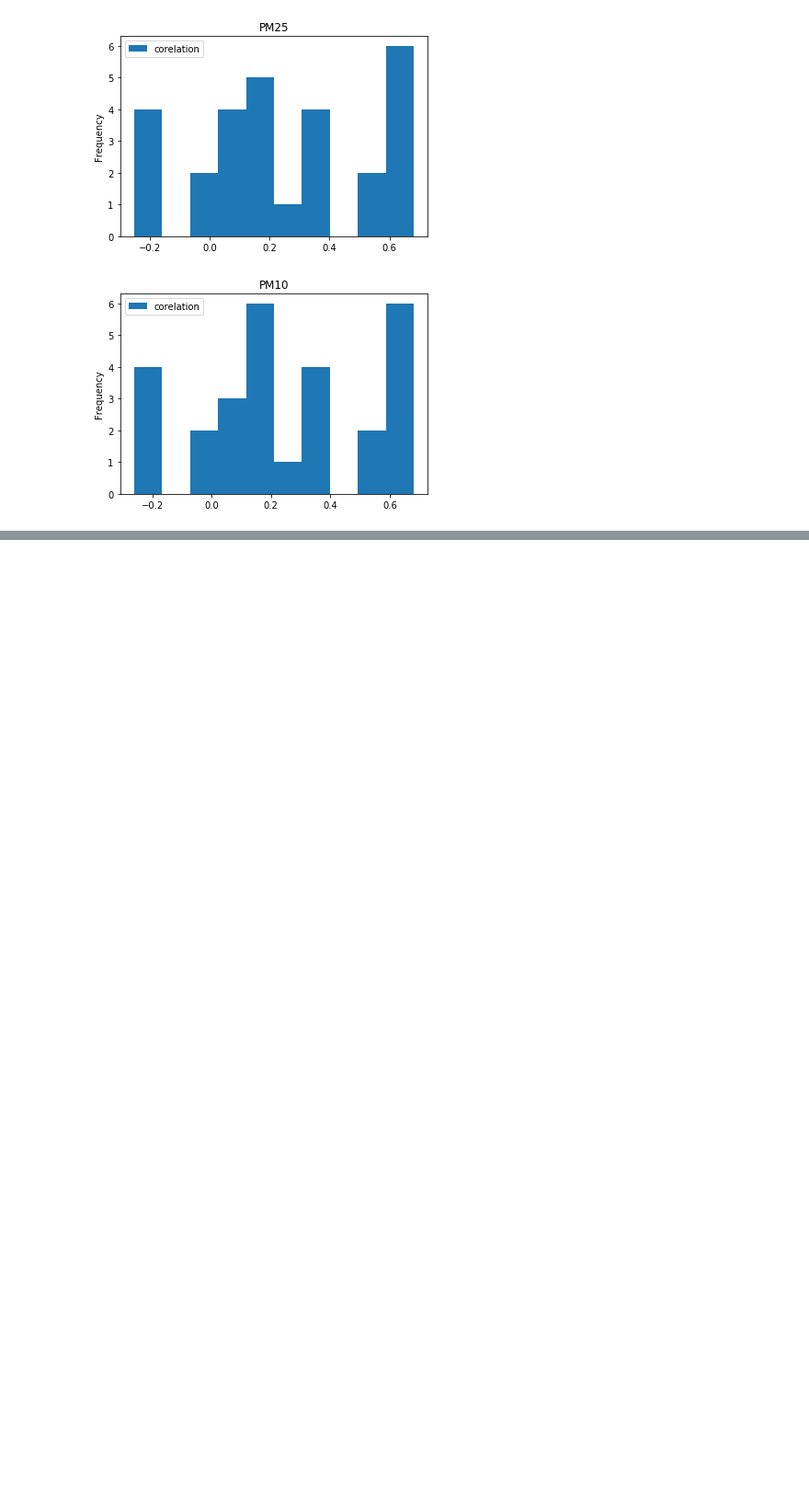
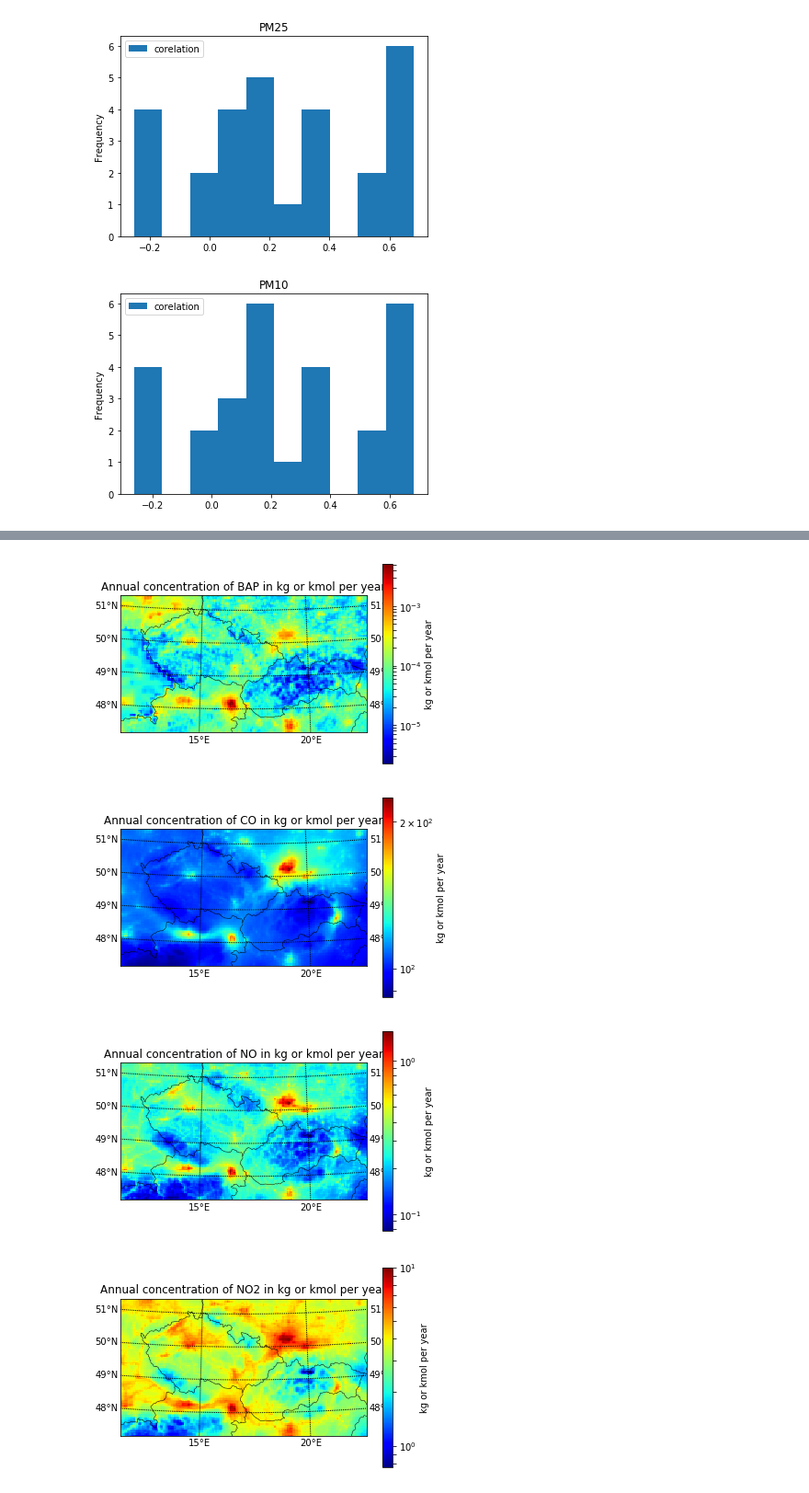
Before and after one commit to assaC/Domace_ulohySHMU, a Jupyter notebook: DU korelácia.ipynb, the cells around one changed output, grey strips where cells are left out. Shown at 92% size. Drawn from its saved outputs; the diff is of its cells as text; code cells hidden in the pictures; blank space fills up the shorter version.

```diff
--- a/DU korelácia.ipynb
+++ b/DU korelácia.ipynb
@@ -75,0 +99,25 @@ for i,e1 in enumerate(dic_annual_concentration.keys()):
+# %%
+dic_annual_conc_SMOKE={}
+for i in dic_coef.keys():
+    if i == 'PM25' or i == 'PM10':
+       i_netcdf='PM'
+    else:
+        i_netcdf=i
+
+    model1=netCDF4.Dataset("C:/Users/Assa/Documents/Assa/SHMU/skolenie_python/SHMU/LIFEIP/Joh_Small_{0}_2015".format(i_netcdf))
+    dic_annual_conc_SMOKE[i]=np.average(np.array(model1.variables[i])[:,0,:,:],axis=0)
+    mapb1=Basemap(projection='lcc',lat_1=46.24470138549805,lat_2=46.24470138549805,lat_0=49.375,lon_0=17.0,width=833780,height=466351,resolution='i')
+    mapb1.drawcountries()
+    mapb1.drawmeridians(meridians,labels=[False,True,False, True, False])
+    mapb1.drawparallels(pararels,labels=[True,True,True, True,True,True])
+    mapb1.pcolormesh(lon,lat,dic_annual_conc_SMOKE[i],cmap=plt.cm.jet,latlon=True,norm=colors.LogNorm())
+    plt.colorbar(label='kg or kmol per year')
+    plt.title('Annual concentration of {0} in kg or kmol per year'.format(i))
+    plt.show()
+    #plt.savefig('C:/Users/Assa/Documents/Assa/SHMU/skolenie_python/obrazky/{0}_con.png'.format(i))
+    plt.close()
+# %% [output]
+[figure, added]
+[figure, added]
+[figure, added]
+[figure, added]
```
Also changed, not shown: parts of 9 cells of this notebook.
